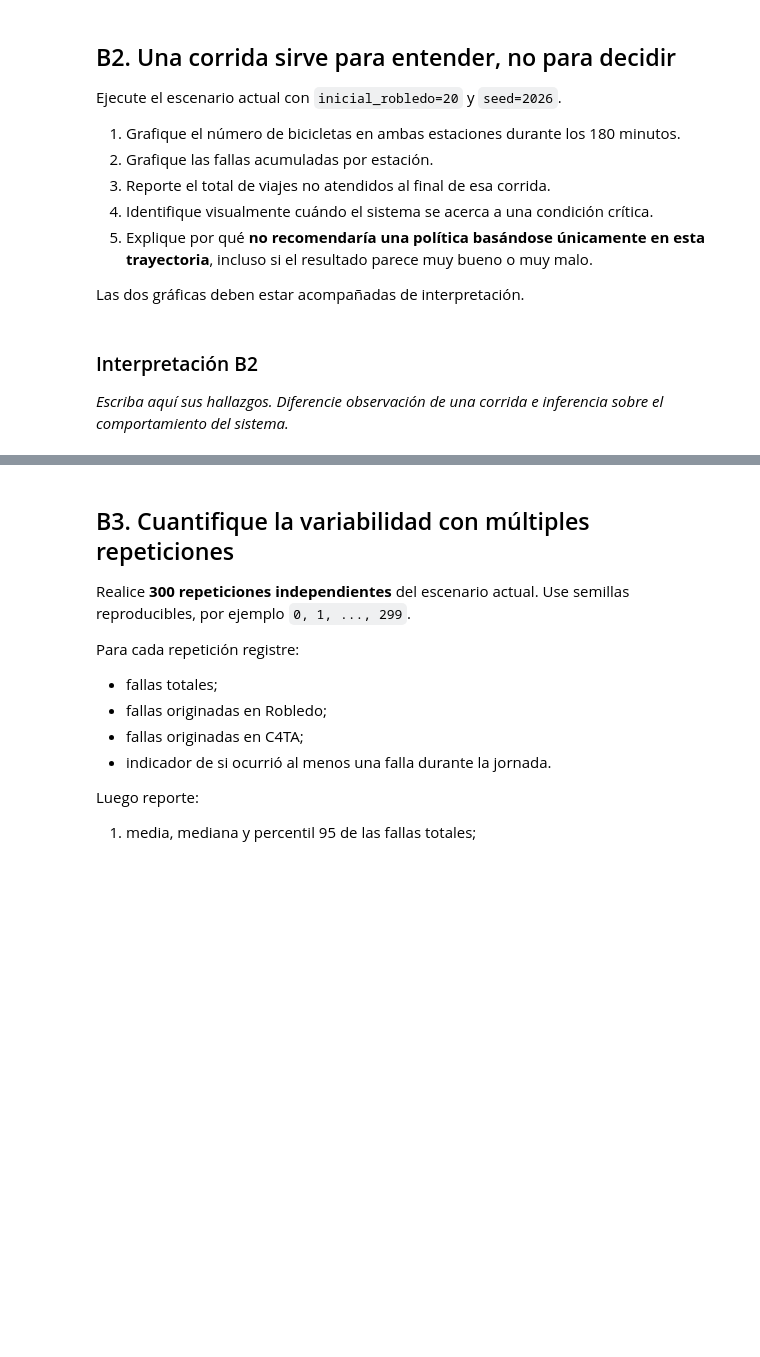
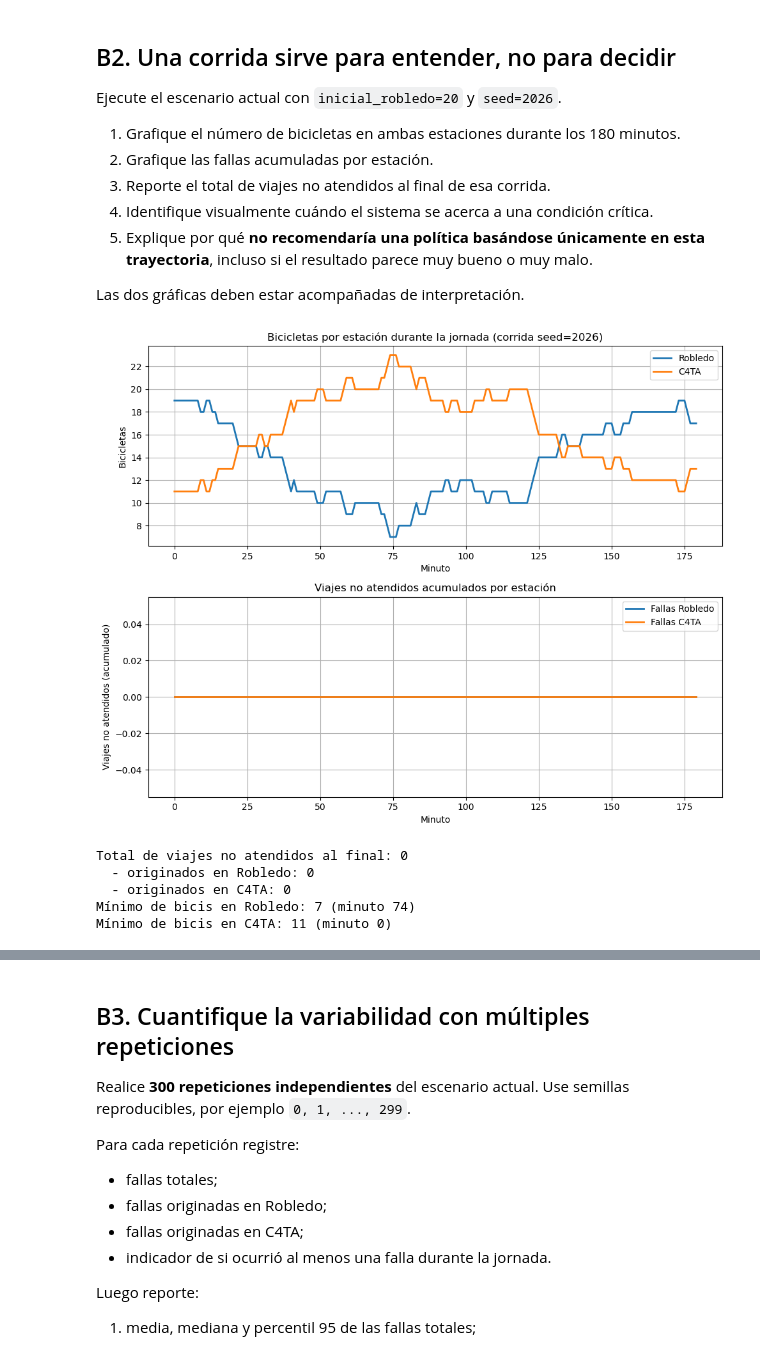
Before and after one commit to nykt3r/JupyterDevContainer, a Jupyter notebook: Taller_1_Modelos_y_Simulacion.ipynb, the cells around one changed output, grey strips where cells are left out. Saved outputs shown, nothing was run; the diff lists cells and outputs as text; code cells hidden in the pictures; blank space fills up the shorter version.

```diff
--- a/Taller_1_Modelos_y_Simulacion.ipynb
+++ b/Taller_1_Modelos_y_Simulacion.ipynb
@@ -241,4 +361,48 @@ Las dos gráficas deben estar acompañadas de interpretación.
-# %% [markdown]
-### Interpretación B2
-
-*Escriba aquí sus hallazgos. Diferencie observación de una corrida e inferencia sobre el comportamiento del sistema.*
+# %%
+# B2 — Su solución
+base = simular_jornada(inicial_robledo=20, seed=2026)
+fig, (ax1, ax2) = plt.subplots(2, 1, figsize=(10, 8))
+
+# TODO: gráfica de bicicletas por estación.
+ax1.plot(base["minuto"], base["robledo"], label="Robledo", linewidth=2)
+ax1.plot(base["minuto"], base["c4ta"], label="C4TA", linewidth=2)
+ax1.set_title("Bicicletas por estación durante la jornada (corrida seed=2026)")
+ax1.set_xlabel("Minuto")
+ax1.set_ylabel("Bicicletas")
+ax1.legend()
+ax1.grid(True)
+
+# TODO: gráfica de fallas acumuladas.
+ax2.plot(base["minuto"], base["fallas_robledo"], label="Fallas Robledo", linewidth=2)
+ax2.plot(base["minuto"], base["fallas_c4ta"], label="Fallas C4TA", linewidth=2)
+ax2.set_title("Viajes no atendidos acumulados por estación")
+ax2.set_xlabel("Minuto")
+ax2.set_ylabel("Viajes no atendidos (acumulado)")
+ax2.legend()
+ax2.grid(True)
+
+plt.tight_layout()
+plt.show()
+
+# TODO: total de fallas al final de la corrida.
+total_fallas = int((base["fallas_robledo"] + base["fallas_c4ta"]).iloc[-1])
+fallas_robledo = int(base["fallas_robledo"].iloc[-1])
+fallas_c4ta = int(base["fallas_c4ta"].iloc[-1])
+
+min_robledo = int(base["robledo"].min())
+min_robledo_minuto = int(base.loc[base["robledo"].idxmin(), "minuto"])
+min_c4ta = int(base["c4ta"].min())
+min_c4ta_minuto = int(base.loc[base["c4ta"].idxmin(), "minuto"])
+
+print(f"Total de viajes no atendidos al final: {total_fallas}")
+print(f"  - originados en Robledo: {fallas_robledo}")
+print(f"  - originados en C4TA: {fallas_c4ta}")
+print(f"Mínimo de bicis en Robledo: {min_robledo} (minuto {min_robledo_minuto})")
+print(f"Mínimo de bicis en C4TA: {min_c4ta} (minuto {min_c4ta_minuto})")
+# %% [output]
+[figure, added]
+Total de viajes no atendidos al final: 0
+  - originados en Robledo: 0
+  - originados en C4TA: 0
+Mínimo de bicis en Robledo: 7 (minuto 74)
+Mínimo de bicis en C4TA: 11 (minuto 0)
```
Also changed, not shown: parts of 23 cells of this notebook, 2 other files.
